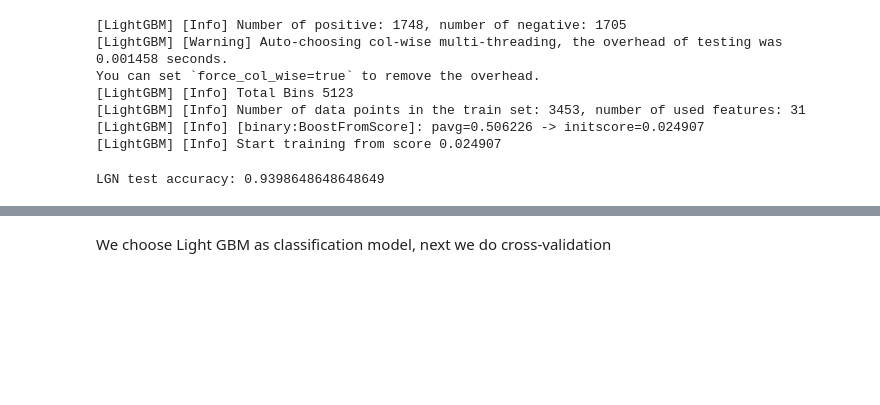
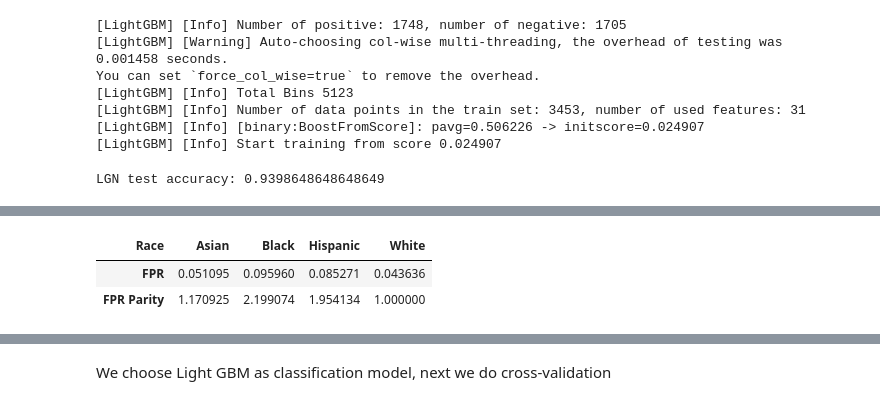
Before and after one commit to ElvesJohn/MachineLearningCW, a Jupyter notebook: MachineLearningCourseW.ipynb, the cells around one changed output, grey strips where cells are left out. Drawn from its saved outputs; the diff is of its cells as text; code cells hidden in the pictures; blank space fills up the shorter version.

```diff
--- a/MachineLearningCourseW.ipynb
+++ b/MachineLearningCourseW.ipynb
@@ -280,0 +288,6 @@ LGN test accuracy: 0.9398648648648649
+# %%
+race_fp(y_test, LGB_test_predictions)
+# %% [output]
+| Race | Asian | Black | Hispanic | White |
+| FPR | 0.051095 | 0.095960 | 0.085271 | 0.043636 |
+| FPR Parity | 1.170925 | 2.199074 | 1.954134 | 1.000000 |
```
Also changed, not shown: parts of 3 cells of this notebook.
